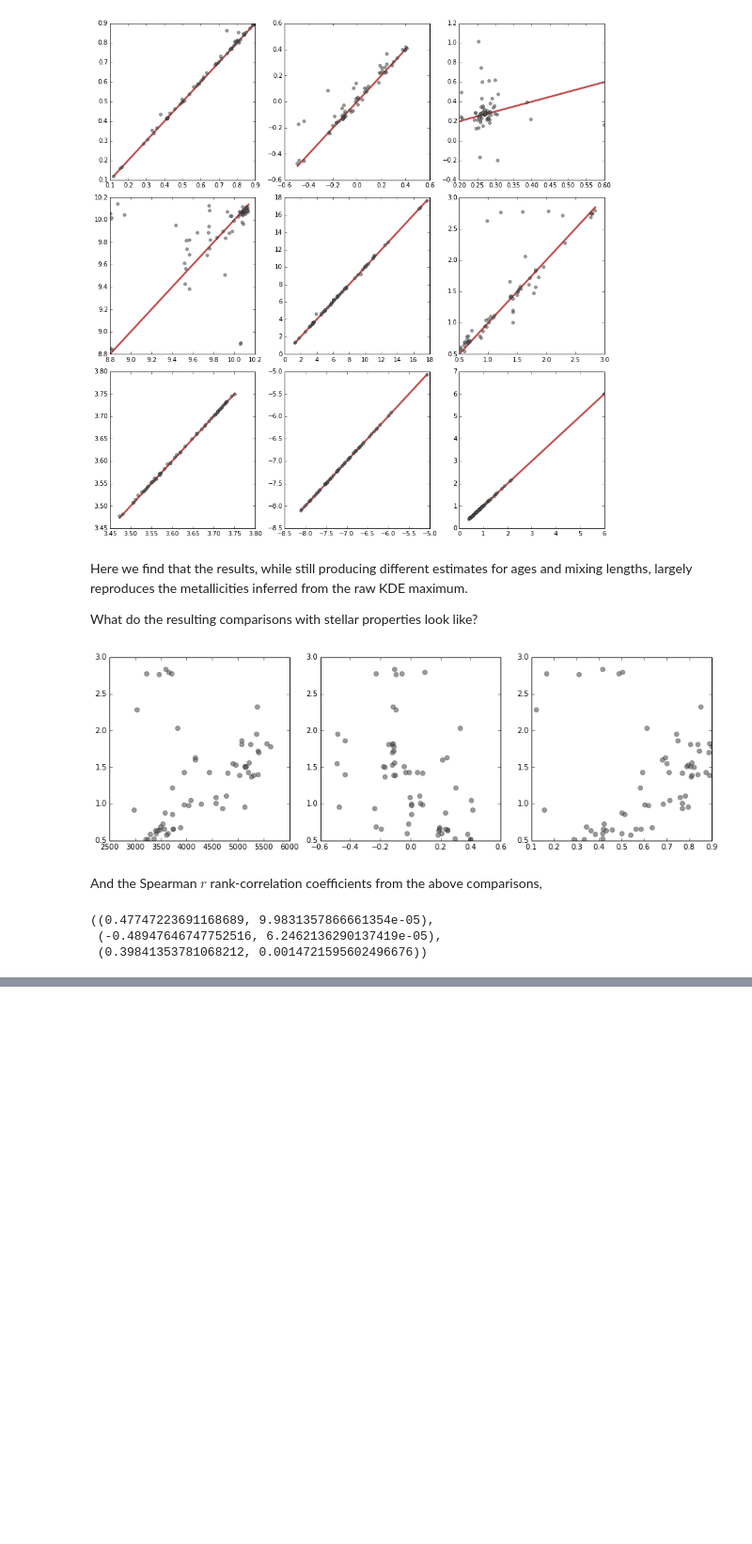
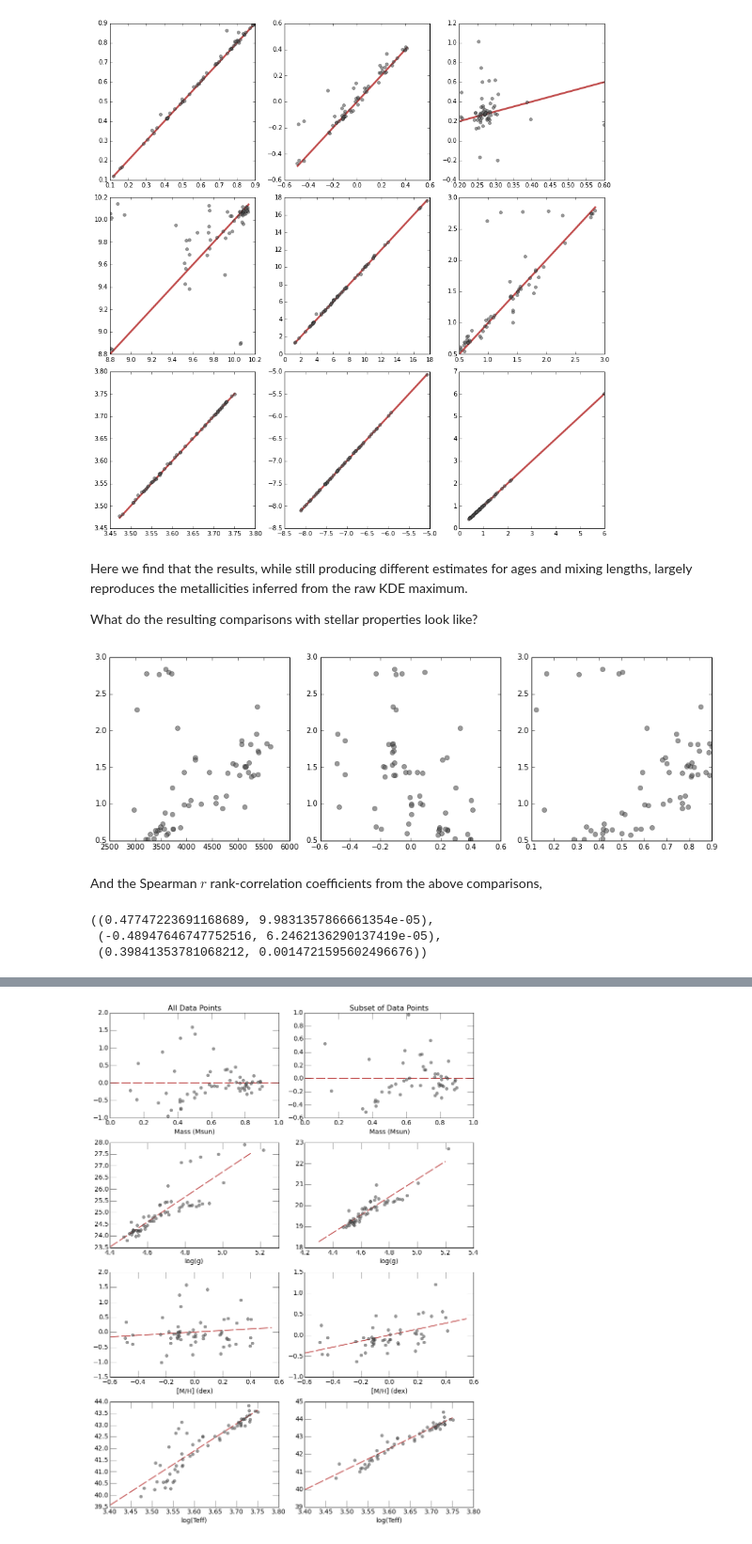
Before and after one commit to gfeiden/Notebook, a Jupyter notebook: Projects/mlt_calib/resampling_tests.ipynb, the cells around one changed output, grey strips where cells are left out. Shown at 94% size. Saved outputs shown, nothing was run; the diff lists cells and outputs as text; code cells hidden in the pictures; blank space fills up the shorter version.

```diff
--- a/Projects/mlt_calib/resampling_tests.ipynb
+++ b/Projects/mlt_calib/resampling_tests.ipynb
@@ -177,0 +188,17 @@ Critically, the strength of the metallicity prior _does not_ alter the inferred
+# %%
+fit_data_all = kde_fbr2  # include all points
+logg_all = np.log10(6.67e-8*fit_data_all[:, 0]*1.988e33/(fit_data_all[:, 26]*6.955e10)**2)
+
+# fit with all points
+all_data = np.column_stack((logg_all, fit_data_all[:, 1]))
+all_data = np.column_stack((all_data, fit_data_all[:, 6]))
+all_data = sm.tools.tools.add_constant(all_data, prepend=True)
+
+# remove noted outliers (high and low alphas)
+fit_data_low = np.array([star for star in kde_fbr2 if 0.55 <= star[5] <= 2.5])
+logg_low = np.log10(6.67e-8*fit_data_low[:, 0]*1.988e33/(fit_data_low[:, 26]*6.955e10)**2)
+
+# fit to lower sequence
+low_data = np.column_stack((logg_low, fit_data_low[:, 1]))
+low_data = np.column_stack((low_data, fit_data_low[:, 6]))
+low_data = sm.tools.tools.add_constant(low_data, prepend=True)
@@ -177,0 +207,3 @@ Critically, the strength of the metallicity prior _does not_ alter the inferred
+# %%
+trifit_all = sm.regression.linear_model.GLS(fit_data_all[:, 5], all_data, sigma=fit_data_all[:, 14]).fit()
+trifit_low = sm.regression.linear_model.GLS(fit_data_low[:, 5], low_data, sigma=fit_data_low[:, 14]).fit()
@@ -177,0 +252,72 @@ Critically, the strength of the metallicity prior _does not_ alter the inferred
+# %%
+fig, ax = plt.subplots(4, 2, figsize=(12., 16.))
+
+for row in ax:
+    for axis in row:
+        axis.tick_params(which='major', axis='both', length=14., labelsize=14.)
+
+#=================
+# All data
+#
+b0, b1, b2, b3 = trifit_all.params
+# total residuals
+ax[0, 0].set_title('All Data Points', fontsize=16.)
+ax[0, 0].set_xlabel('Mass (Msun)', fontsize=14.)
+ax[0, 0].plot([0.0, 1.0], [0.0, 0.0], dashes=(20., 5.), lw=2, c='#b22222', alpha=0.8)
+ax[0, 0].plot(fit_data_all[:, 0], trifit_all.resid, 'o', c='#555555', alpha=0.6)
+
+# variations with b1 (mass)
+loggs  = np.arange(4.4, 5.2, 0.05)
+depend = fit_data_all[:, 5] - b0 - b2*fit_data_all[:, 1] - b3*fit_data_all[:, 6]
+ax[1, 0].set_xlabel('log(g)', fontsize=14.)
+ax[1, 0].plot(loggs, loggs*b1, dashes=(20., 5.), lw=2, c='#b22222', alpha=0.8)
+ax[1, 0].plot(logg_all, depend, 'o', c='#555555', alpha=0.6)
+
+# variations with b2 (metallicity)
+metals = np.arange(-0.6, 0.60, 0.05)
+depend = fit_data_all[:, 5] - b0 - b1*logg_all - b3*fit_data_all[:, 6]
+ax[2, 0].set_xlabel('[M/H] (dex)', fontsize=14.)
+ax[2, 0].plot(metals, metals*b2, dashes=(20., 5.), lw=2, c='#b22222', alpha=0.8)
+ax[2, 0].plot(fit_data_all[:, 1], depend, 'o', c='#555555', alpha=0.6)
+
+# variations with b3 (logTeff)
+logT   = np.arange(3.4, 3.75, 0.05)
+depend = fit_data_all[:, 5] - b0 - b1*logg_all - b2*fit_data_all[:, 1]
+ax[3, 0].set_xlabel('log(Teff)', fontsize=14.)
+ax[3, 0].plot(logT, logT*b3, dashes=(20., 5.), lw=2, c='#b22222', alpha=0.8)
+ax[3, 0].plot(fit_data_all[:, 6], depend, 'o', c='#555555', alpha=0.6)
+
+#=================
+# Outliers removed
+#
+b0, b1, b2, b3 = trifit_low.params
+# total residuals
+ax[0, 1].set_title('Subset of Data Points', fontsize=16.)
+ax[0, 1].set_xlabel('Mass (Msun)', fontsize=14.)
+ax[0, 1].plot([0.0, 1.0], [0.0, 0.0], dashes=(20., 5.), lw=2, c='#b22222', alpha=0.8)
+ax[0, 1].plot(fit_data_low[:, 0], trifit_low.resid, 'o', c='#555555', alpha=0.6)
+
+# variations with b1 (mass)
+loggs  = np.arange(4.3, 5.2, 0.05)
+depend = fit_data_low[:, 5] - b0 - b2*fit_data_low[:, 1] - b3*fit_data_low[:, 6]
+ax[1, 1].set_xlabel('log(g)', fontsize=14.)
+ax[1, 1].plot(loggs, loggs*b1, dashes=(20., 5.), lw=2, c='#b22222', alpha=0.8)
+ax[1, 1].plot(logg_low, depend, 'o', c='#555555', alpha=0.6)
+
+# variations with b2 (metallicity)
+metals = np.arange(-0.6, 0.60, 0.05)
+depend = fit_data_low[:, 5] - b0 - b1*logg_low - b3*fit_data_low[:, 6]
+ax[2, 1].set_xlabel('[M/H] (dex)', fontsize=14.)
+ax[2, 1].plot(metals, metals*b2, dashes=(20., 5.), lw=2, c='#b22222', alpha=0.8)
+ax[2, 1].plot(fit_data_low[:, 1], depend, 'o', c='#555555', alpha=0.6)
+
+# variations with b3 (logTeff)
+logT   = np.arange(3.4, 3.75, 0.05)
+depend = fit_data_low[:, 5] - b0 - b1*logg_low - b2*fit_data_low[:, 1]
+ax[3, 1].set_xlabel('log(Teff)', fontsize=14.)
+ax[3, 1].plot(logT, logT*b3, dashes=(20., 5.), lw=2, c='#b22222', alpha=0.8)
+ax[3, 1].plot(fit_data_low[:, 6], depend, 'o', c='#555555', alpha=0.6)
+
+fig.tight_layout()
+# %% [output]
+[figure, added]
```
Also changed, not shown: parts of 12 cells of this notebook.
